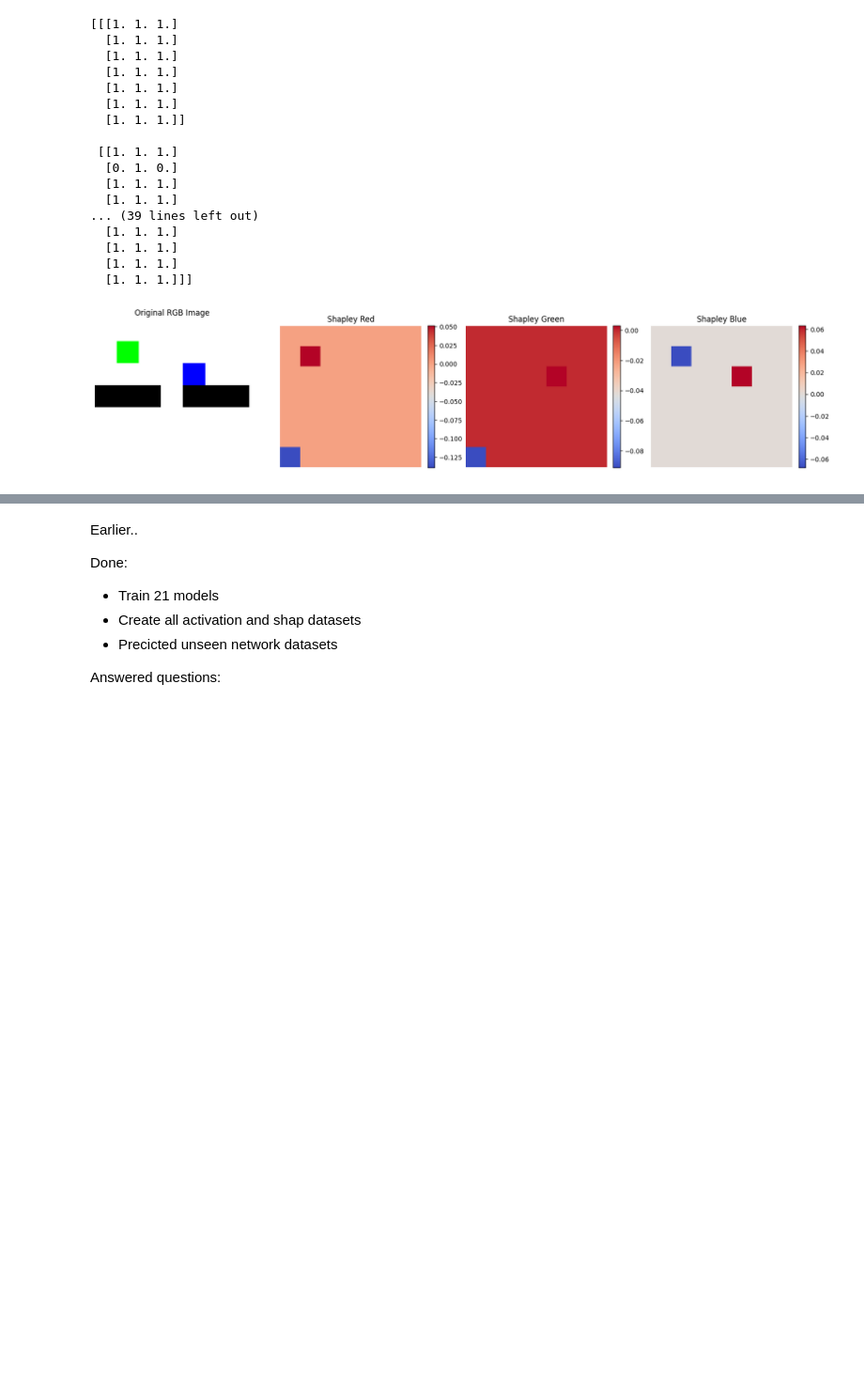
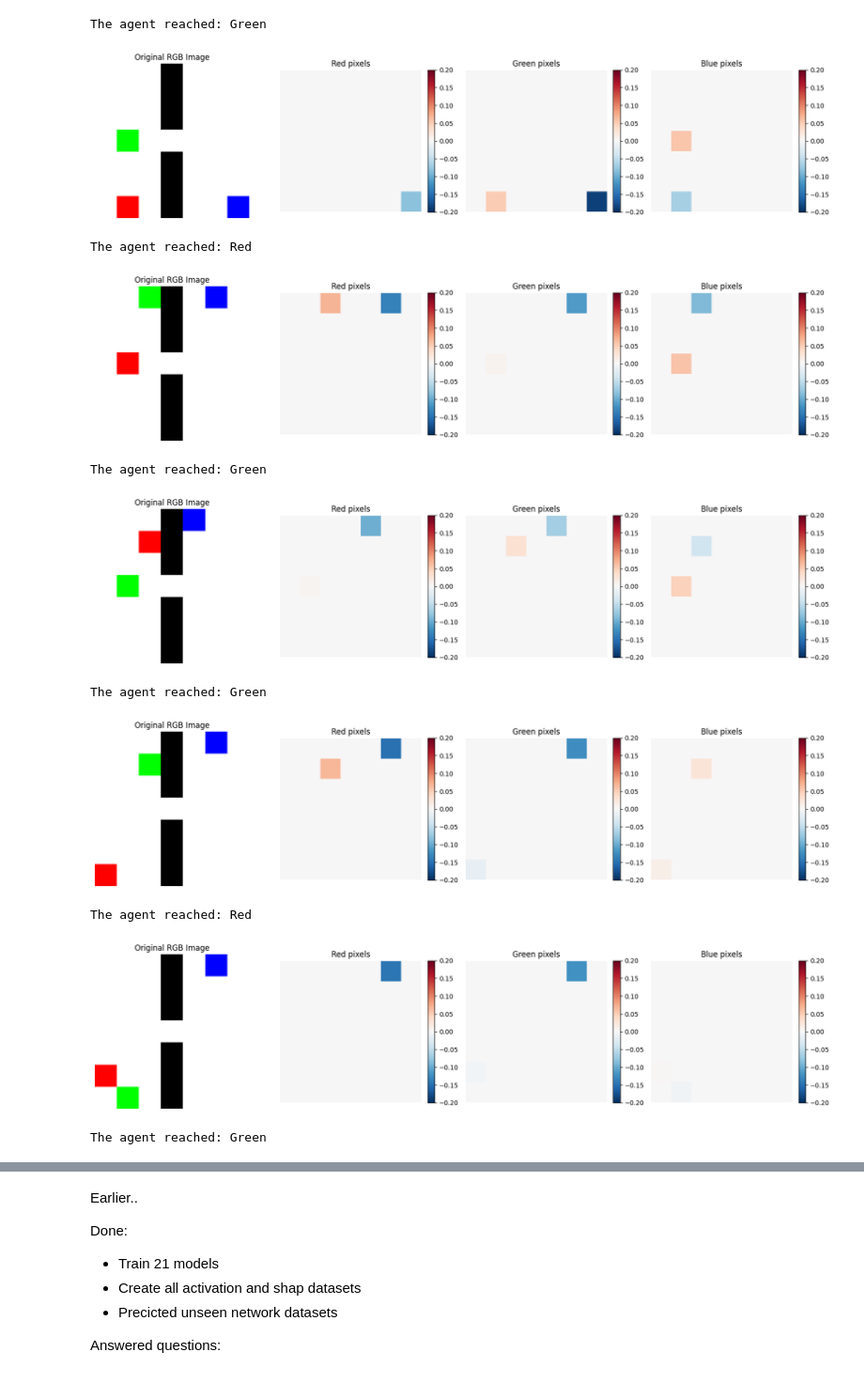
Before and after one commit to gunhamn/public, a Jupyter notebook: XAI_Master/Evaluate_datapoints.ipynb, the cells around one changed output, grey strips where cells are left out. Shown at 94% size. Drawn from its saved outputs; the diff is of its cells as text; code cells hidden in the pictures; blank space fills up the shorter version.

```diff
--- a/XAI_Master/Evaluate_datapoints.ipynb
+++ b/XAI_Master/Evaluate_datapoints.ipynb
@@ -127,51 +128,48 @@ print(shap_r10_g00_1500k[shap_r10_g00_1500k['target'] == 0])
 # %%
 def plot_shapley_values(row):
     """
     Plots the Shapley values of a 7x7 RGB image and the original image.
 
     Parameters:
         row (pd.Series): A row from the dataframe containing image RGB values and corresponding Shapley values.
     """
     # Extract RGB image values
-    image_values = row[1:148].values.reshape(7, 7, 3)
-    print(image_values)
+    image_values = row[1:148].values.reshape(7, 7, 3).transpose((1, 0, 2))
 
     # Extract and reshape Shapley values
-    shap_values = row.filter(like='shap').values.reshape(7, 7, 3)
+    shap_values = row.filter(like='shap').values.reshape(7, 7, 3).transpose((1, 0, 2))
 
     fig, axes = plt.subplots(1, 4, figsize=(20, 5))
     channels = ['Red', 'Green', 'Blue']
 
     # Plot original image
     axes[0].imshow(image_values)
     axes[0].set_title('Original RGB Image')
     axes[0].axis('off')
 
     for i, ax in enumerate(axes[1:]):
-        im = ax.imshow(shap_values[:, :, i], cmap='coolwarm', interpolation='nearest')
-        ax.set_title(f'Shapley {channels[i]}')
+        im = ax.imshow(shap_values[:, :, i], cmap='RdBu_r', interpolation='nearest', vmin=-0.2, vmax=0.2)
+        ax.set_title(f'{channels[i]} pixels')
         ax.axis('off')
         fig.colorbar(im, ax=ax, fraction=0.046, pad=0.04)
 
     plt.show()
 
-plot_shapley_values(shap_r10_g10_1500k.iloc[0])
+targetDict = {-1: 'Red', 0: 'None', 1: 'Green'}
+
+for episode in range(10, 20):
+    evalEpisode = shap_r10_g10_1500k.iloc[episode]
+    print(f"The agent reached: {targetDict[evalEpisode['target']]}")
+    plot_shapley_values(evalEpisode)
 # %% [output]
-[[[1. 1. 1.]
-  [1. 1. 1.]
-  [1. 1. 1.]
-  [1. 1. 1.]
-  [1. 1. 1.]
-  [1. 1. 1.]
-  [1. 1. 1.]]
-
- [[1. 1. 1.]
-  [0. 1. 0.]
-  [1. 1. 1.]
-  [1. 1. 1.]
-... (39 lines left out)
-  [1. 1. 1.]
-  [1. 1. 1.]
-  [1. 1. 1.]
-  [1. 1. 1.]]]
+The agent reached: Green
-[figure, old version]
+[figure, new version]
+The agent reached: Red
+[figure, added]
+The agent reached: Green
+[figure, added]
+The agent reached: Green
+[figure, added]
+The agent reached: Red
+[figure, added]
+The agent reached: Green
```
Also changed, not shown: parts of 10 cells of this notebook, 45 other files.
